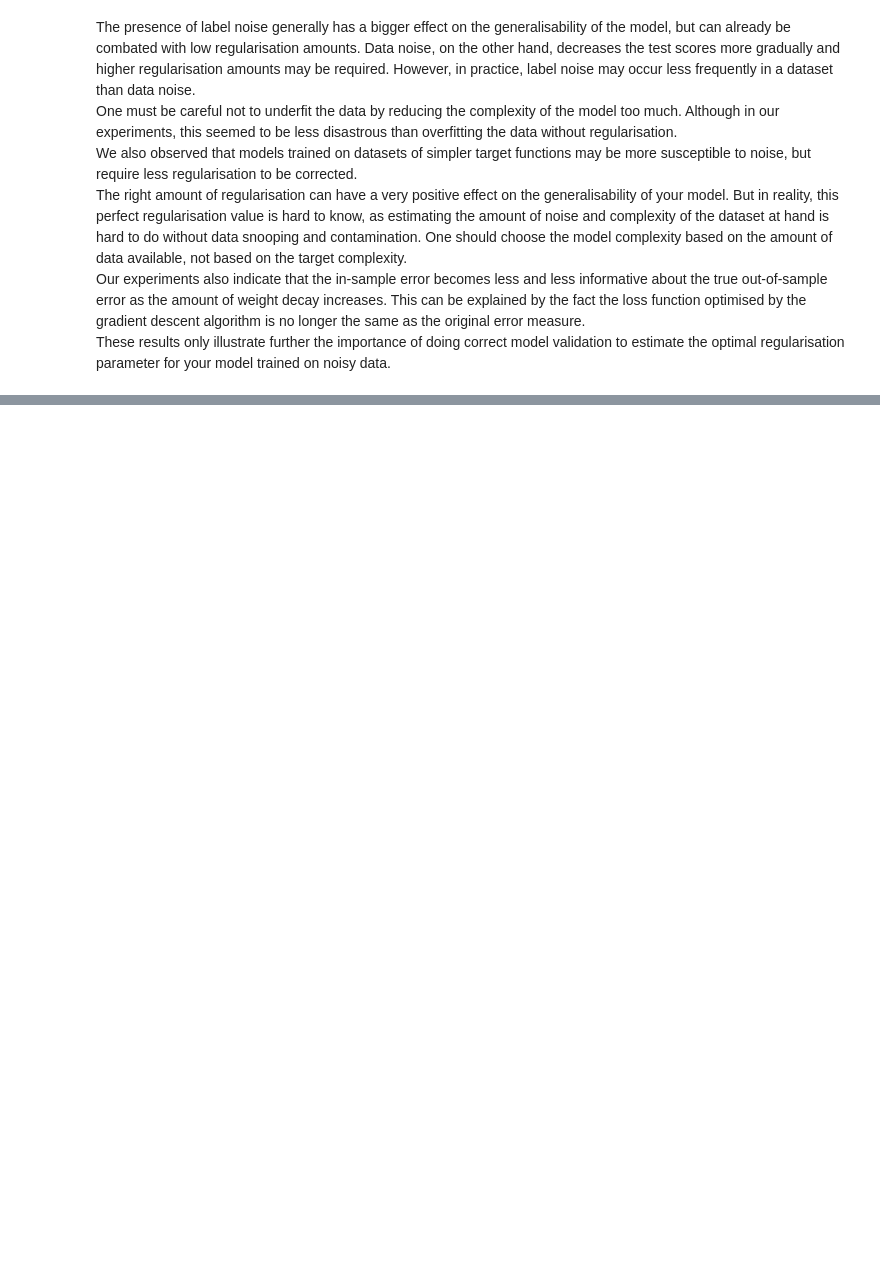
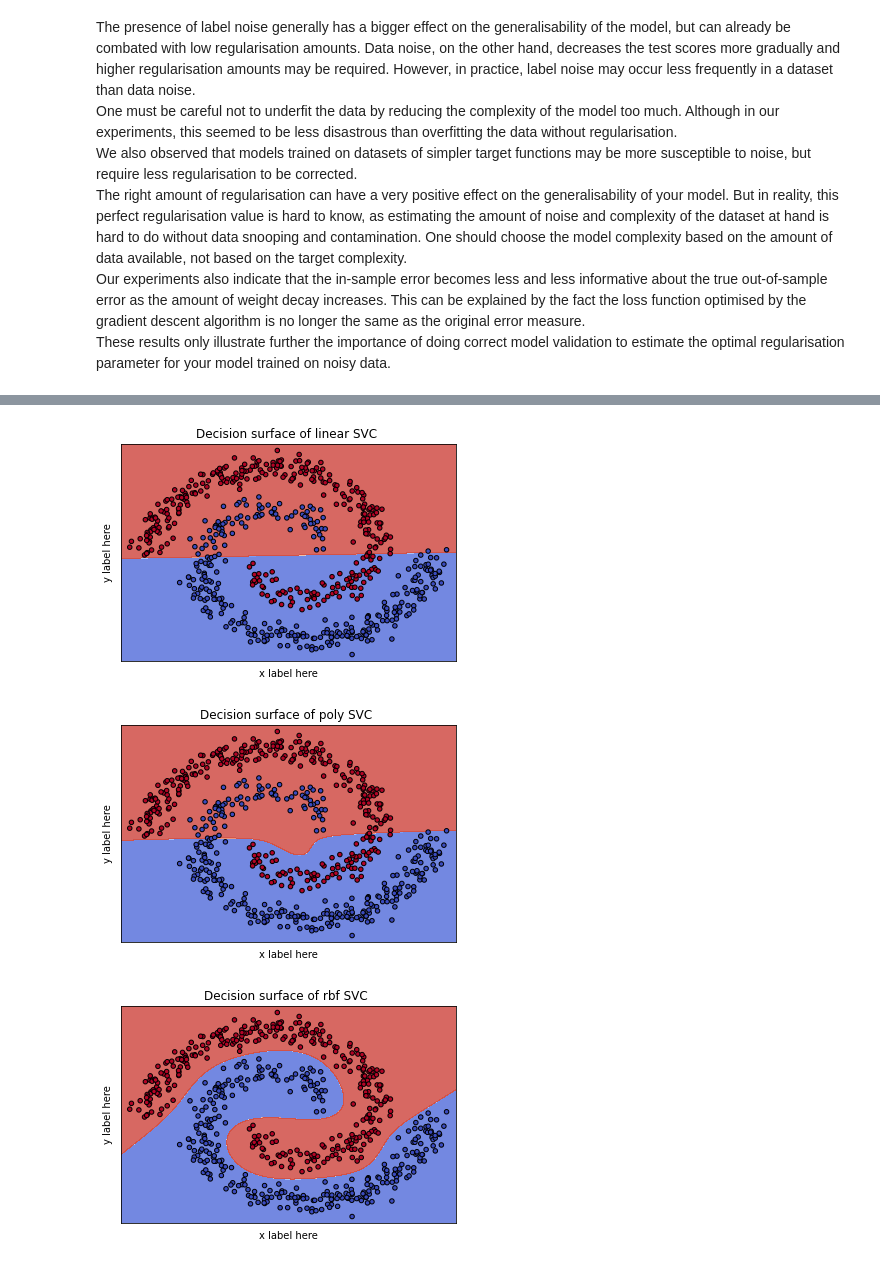
Before and after one commit to WardGauderis/SFML, a Jupyter notebook: main.ipynb, the cells around one changed output, grey strips where cells are left out. Saved outputs shown, nothing was run; the diff lists cells and outputs as text; code cells hidden in the pictures; blank space fills up the shorter version.

```diff
--- a/main.ipynb
+++ b/main.ipynb
@@ -450,0 +631,8 @@ These results only illustrate further the importance of doing correct model vali
+# %%
+linear = create_svm_and_plot(svm.SVC(kernel='linear', C=1000), X_train, y_train, 'linear')
+create_svm_and_plot(svm.SVC(kernel='poly', C=1000), X_train, y_train, 'poly')
+rbf = create_svm_and_plot(svm.SVC(kernel='rbf', C=1000), X_train, y_train, 'rbf')
+# %% [output]
+[figure, added]
+[figure, added]
+[figure, added]
```
Also changed, not shown: parts of 62 cells of this notebook.
